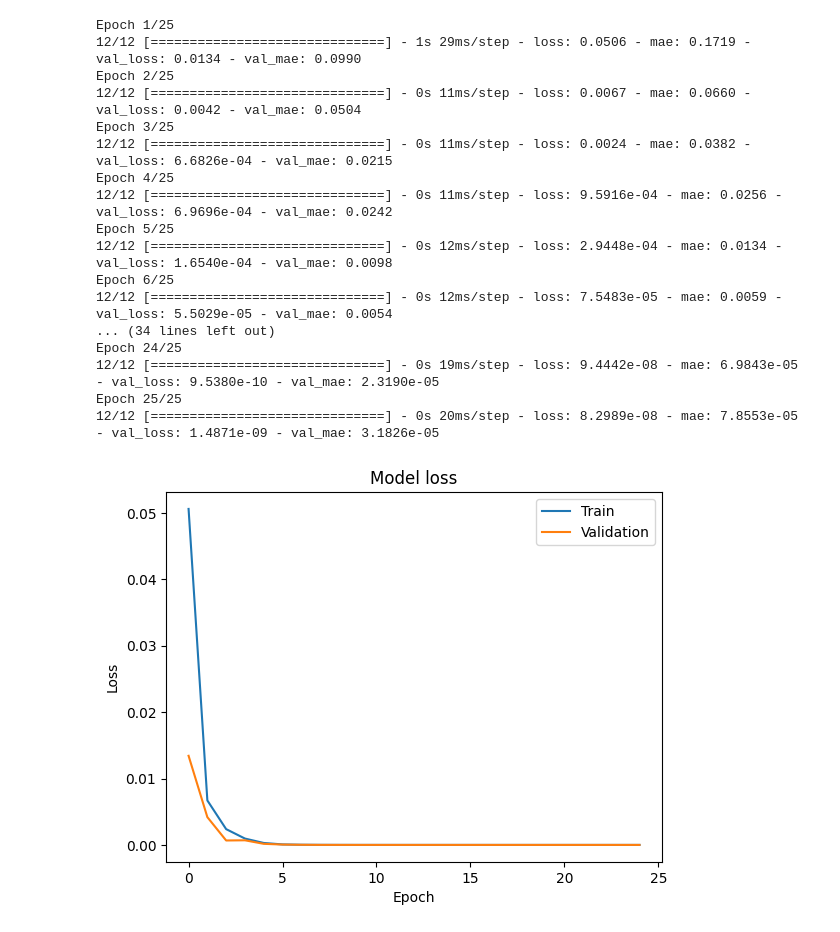
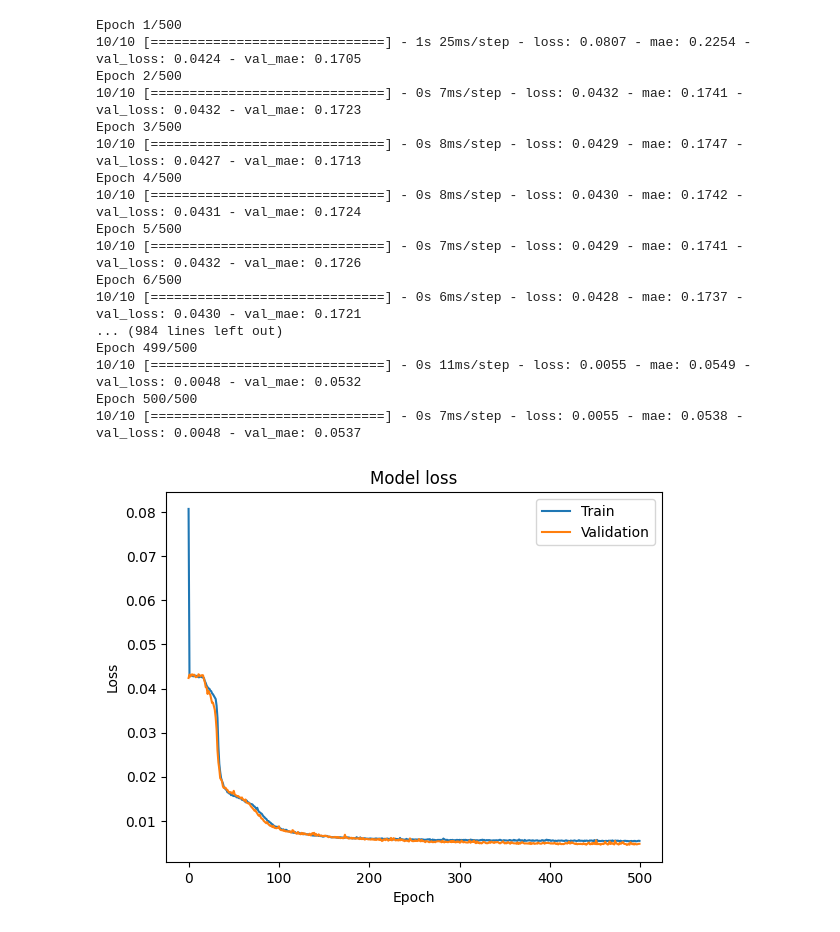
Before and after one commit to danielDiezURV/A1_Back_Propagation, a Jupyter notebook: TF_BP-A1-car-mpg.ipynb, the cells around one changed output. Drawn from its saved outputs; the diff is of its cells as text; code cells hidden in the pictures.

```diff
--- a/TF_BP-A1-car-mpg.ipynb
+++ b/TF_BP-A1-car-mpg.ipynb
@@ -8,60 +8,68 @@ from sklearn.model_selection import train_test_split
 
 
 #Load the dataset
-car_mpg_dataset = pd.read_csv("A1-auto-mpg.txt", sep='\t', header=0)
-x = car_mpg_dataset.drop(columns =['Cylinders','Displacement','Horsepower','Weight',
-                'Acceleration', 'Model Year', 'Origin'])
+car_mpg_dataset = pd.read_csv("A1-car-mpg.txt", header=0, na_values = "?", comment='\t', sep=" ", skipinitialspace=True)
+#Clean the dataset
+car_mpg_dataset.drop(columns=['Car_Model'], inplace=True)
+car_mpg_dataset.dropna(inplace=True)
+x = car_mpg_dataset[['Cylinders', 'Displacement', 'Horsepower', 'Weight', 'Acceleration', 'Model_year', 'Origin']]
 y = car_mpg_dataset[["MPG"]]
+
+origin = car_mpg_dataset.pop('Origin')
+
+car_mpg_dataset['USA'] = (origin == 1)*1.0
+car_mpg_dataset['Europe'] = (origin == 2)*1.0
+car_mpg_dataset['Japan'] = (origin == 3)*1.0
+
 #Scale the data
 scaler = MinMaxScaler()
-x = scaler.fit_transform(x)
-y = scaler.fit_transform(y)
+x_scaled = scaler.fit_transform(x)
+y_scaled = scaler.fit_transform(y)
 #Split the data
-x_train, x_test, y_train, y_test = train_test_split(x, y, test_size=0.15, shuffle=True)
+x_train, x_test, y_train, y_test = train_test_split(x_scaled, y_scaled, test_size=0.20, shuffle=True)
 # %%
 # Part 2: Implementation of NN
 import tensorflow as tf
 from matplotlib import pyplot as plt
 
-
 model = tf.keras.models.Sequential([
-    tf.keras.layers.Input(shape=(x_train.shape[1])),
-    tf.keras.layers.Dense(9, activation='relu'),
+    tf.keras.layers.Dense(4, input_shape=(x_train.shape[1],) ,activation='relu'),
     tf.keras.layers.Dense(5, activation='relu'),
+    tf.keras.layers.Dense(3, activation='relu'),
     tf.keras.layers.Dense(1)
 ])
-sgd = tf.keras.optimizers.Adam(learning_rate=0.08, ema_momentum=0.01)
-model.compile(loss='mse', metrics=['mae'],optimizer=sgd)
-history = model.fit(x_train, y_train, epochs=25, validation_data=(x_test, y_test))
+optimizer = tf.keras.optimizers.SGD(learning_rate=0.1, momentum=0.2)
+model.compile(loss='mse', metrics=['mae'],optimizer=optimizer)
+history = model.fit(x_train, y_train, epochs=500, validation_data=(x_test, y_test))
 
 
 # Plot training & validation loss values
 plt.plot(history.history['loss'])
 plt.plot(history.history['val_loss'])
 plt.title('Model loss')
 plt.ylabel('Loss')
 plt.xlabel('Epoch')
 plt.legend(['Train', 'Validation'], loc='upper right')
 plt.show()
 # %% [output]
-Epoch 1/25
-12/12 [==============================] - 1s 29ms/step - loss: 0.0506 - mae: 0.1719 - val_loss: 0.0134 - val_mae: 0.0990
-Epoch 2/25
-12/12 [==============================] - 0s 11ms/step - loss: 0.0067 - mae: 0.0660 - val_loss: 0.0042 - val_mae: 0.0504
-Epoch 3/25
-12/12 [==============================] - 0s 11ms/step - loss: 0.0024 - mae: 0.0382 - val_loss: 6.6826e-04 - val_mae: 0.0215
-Epoch 4/25
-12/12 [==============================] - 0s 11ms/step - loss: 9.5916e-04 - mae: 0.0256 - val_loss: 6.9696e-04 - val_mae: 0.0242
-Epoch 5/25
-12/12 [==============================] - 0s 12ms/step - loss: 2.9448e-04 - mae: 0.0134 - val_loss: 1.6540e-04 - val_mae: 0.0098
-Epoch 6/25
-12/12 [==============================] - 0s 12ms/step - loss: 7.5483e-05 - mae: 0.0059 - val_loss: 5.5029e-05 - val_mae: 0.0054
-... (34 lines left out)
-Epoch 24/25
-12/12 [==============================] - 0s 19ms/step - loss: 9.4442e-08 - mae: 6.9843e-05 - val_loss: 9.5380e-10 - val_mae: 2.3190e-05
-Epoch 25/25
-12/12 [==============================] - 0s 20ms/step - loss: 8.2989e-08 - mae: 7.8553e-05 - val_loss: 1.4871e-09 - val_mae: 3.1826e-05
+Epoch 1/500
+10/10 [==============================] - 1s 25ms/step - loss: 0.0807 - mae: 0.2254 - val_loss: 0.0424 - val_mae: 0.1705
+Epoch 2/500
+10/10 [==============================] - 0s 7ms/step - loss: 0.0432 - mae: 0.1741 - val_loss: 0.0432 - val_mae: 0.1723
+Epoch 3/500
+10/10 [==============================] - 0s 8ms/step - loss: 0.0429 - mae: 0.1747 - val_loss: 0.0427 - val_mae: 0.1713
+Epoch 4/500
+10/10 [==============================] - 0s 8ms/step - loss: 0.0430 - mae: 0.1742 - val_loss: 0.0431 - val_mae: 0.1724
+Epoch 5/500
+10/10 [==============================] - 0s 7ms/step - loss: 0.0429 - mae: 0.1741 - val_loss: 0.0432 - val_mae: 0.1726
+Epoch 6/500
+10/10 [==============================] - 0s 6ms/step - loss: 0.0428 - mae: 0.1737 - val_loss: 0.0430 - val_mae: 0.1721
+... (984 lines left out)
+Epoch 499/500
+10/10 [==============================] - 0s 11ms/step - loss: 0.0055 - mae: 0.0549 - val_loss: 0.0048 - val_mae: 0.0532
+Epoch 500/500
+10/10 [==============================] - 0s 7ms/step - loss: 0.0055 - mae: 0.0538 - val_loss: 0.0048 - val_mae: 0.0537
-[figure, old version]
+[figure, new version]
 # %%
 from sklearn.metrics import *
 from matplotlib import pyplot as plt
```
Also changed, not shown: parts of 1 cell of this notebook, 5 other files.
